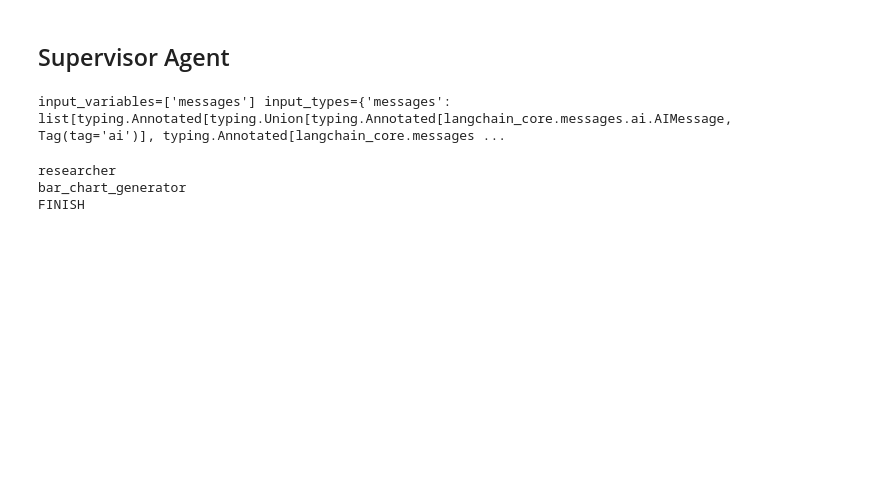
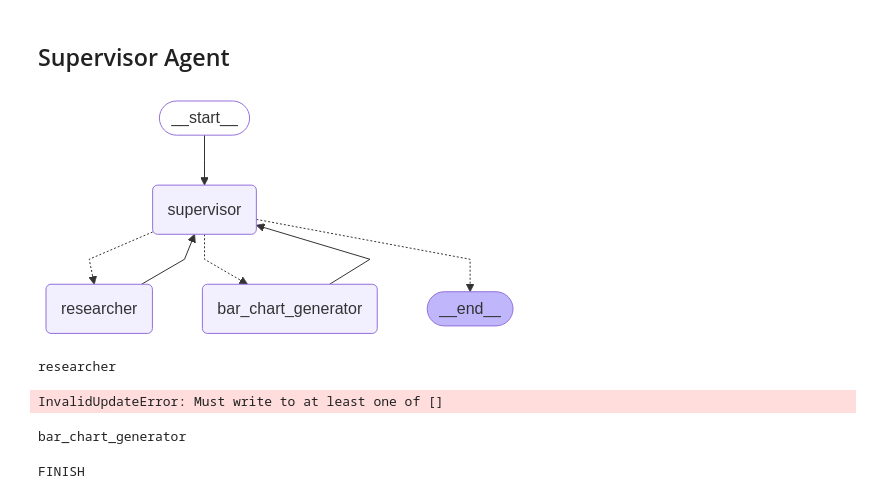
Before and after one commit to glyfish/agentic, a Jupyter notebook: LangGraph AI Agents/exp_8_reearcher_agent.ipynb, the cells around one changed output. Cells and saved outputs as stored; diff of their text form; code cells hidden in the pictures; blank space fills up the shorter version.

```diff
--- a/LangGraph AI Agents/exp_8_reearcher_agent.ipynb
+++ b/LangGraph AI Agents/exp_8_reearcher_agent.ipynb
@@ -222,58 +274,79 @@ display(Image(bar_chart_agent.get_graph().draw_mermaid_png()))
 ## Supervisor Agent
 # %%
 team_members = ["researcher", "bar_chart_generator"]
-END = "FINISH"
 options = [END] + team_members
 
 system_prompt = (
     "You are a supervisor tasked with managing a conversation between the "
     "following workers: {team_members}. Given the following user request, "
     "respond with the worker to act next. Each worker will perform a task "
     "and respond with their results and status. When finished, respond with FINISH."
 )
-
-class RoutingSchema(BaseModel):
-    next: Literal["FINISH", "researcher", "bar_chart_generator"]
-
 
 prompt = ChatPromptTemplate.from_messages([
     ("system", system_prompt),
     MessagesPlaceholder(variable_name="messages"),
     (
         "system",
         "Given the conversation above, who should act next? "
         "Or should we FINISH? Select one of: {options}"
     ),
 ])
 
 formatted_prompt = prompt.partial(
     options=", ".join(options), team_members=", ".join(team_members)
 )
 
 # Initialize LLM
 supervisor_llm = build_llm()
 
 # Define supervisor
 supervisor = formatted_prompt | supervisor_llm
+
+researcher_node = create_agent_node(researcher_agent, "Researcher")
+bar_chart_gen_node = create_agent_node(bar_chart_agent, "BarChartGenerator")
+
+workflow = StateGraph(AgentState)
+workflow.add_node("researcher", researcher_node)
+workflow.add_node("bar_chart_generator", bar_chart_gen_node)
+workflow.add_node("supervisor", supervisor)
+
+workflow.add_edge(START, "supervisor")
+workflow.add_edge("researcher", "supervisor")
+workflow.add_edge("bar_chart_generator", "supervisor")
+workflow.add_conditional_edges("supervisor", lambda x: x["next"])
+
+graph = workflow.compile()
+
+display(Image(graph.get_graph().draw_mermaid_png()))
 # %% [output]
-input_variables=['messages'] input_types={'messages': list[typing.Annotated[typing.Union[typing.Annotated[langchain_core.messages.ai.AIMessage, Tag(tag='ai')], typing.Annotated[langchain_core.messages ...
+[figure, added]
 # %%
 # Invoke supervisor with a sample message
 response1 = supervisor.invoke({
     "messages": [HumanMessage(content="Tell me the latest news on the stock market?")]
 })
-print(response1.content)  # Expected Output: {"next": "researcher"}
-
-response2 = supervisor.invoke({
-    "messages": [HumanMessage(content="Mike is 41, Joe is 30. Give me a visual representation of this data.")]
-})
-print(response2.content)
-
-response3 = supervisor.invoke({
-    "messages": [HumanMessage(content="I'm done with my task.")]
-})
-print(response3.content)
+print(response1.content)
 # %% [output]
 researcher
-bar_chart_generator
-FINISH
+# %%
+response1 = graph.invoke({
+    "messages": [HumanMessage(content="Tell me the latest news on the stock market?")]
+})
+print(response1.content)
+# %% [output]
+InvalidUpdateError: Must write to at least one of []
+# %%
+response2 = supervisor.invoke({
+    "messages": [HumanMessage(content="Mike is 41, Joe is 30. Give me a visual representation of this data.")]
+})
+print(response2.content)
+# %% [output]
+bar_chart_generator
+# %%
+response3 = supervisor.invoke({
+    "messages": [HumanMessage(content="I'm done with my task.")]
+})
+print(response3.content)
+# %% [output]
+FINISH
```
Also changed, not shown: parts of 6 cells of this notebook, 1 other file.
